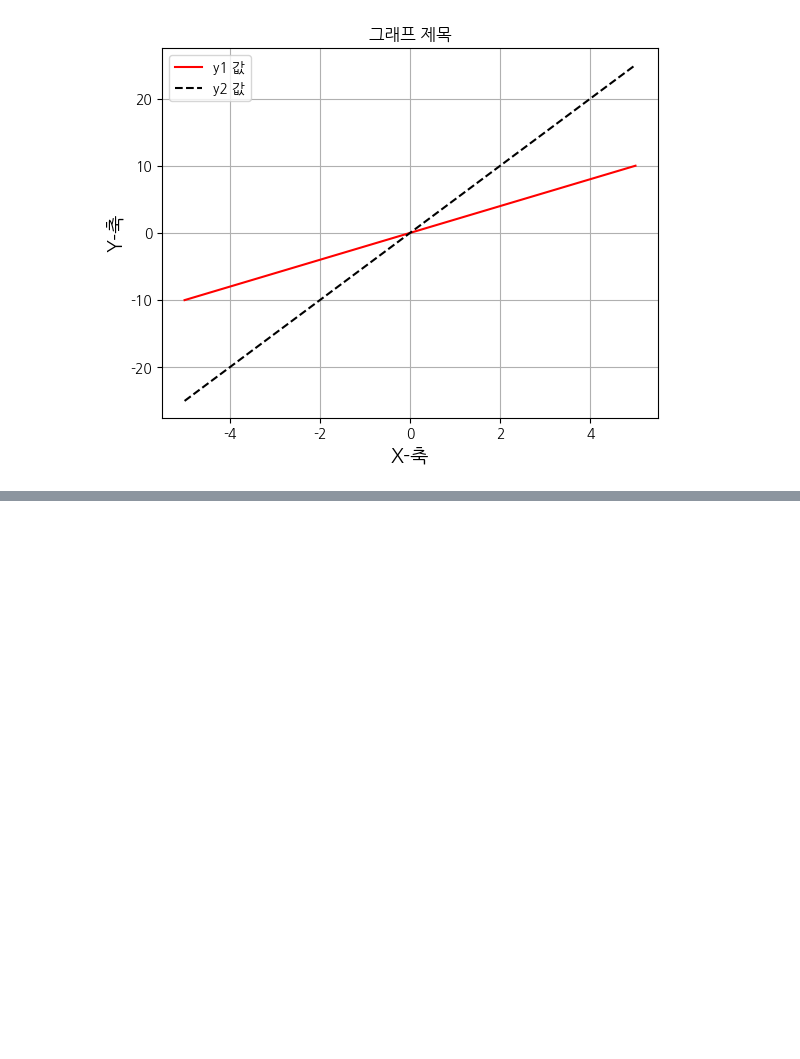
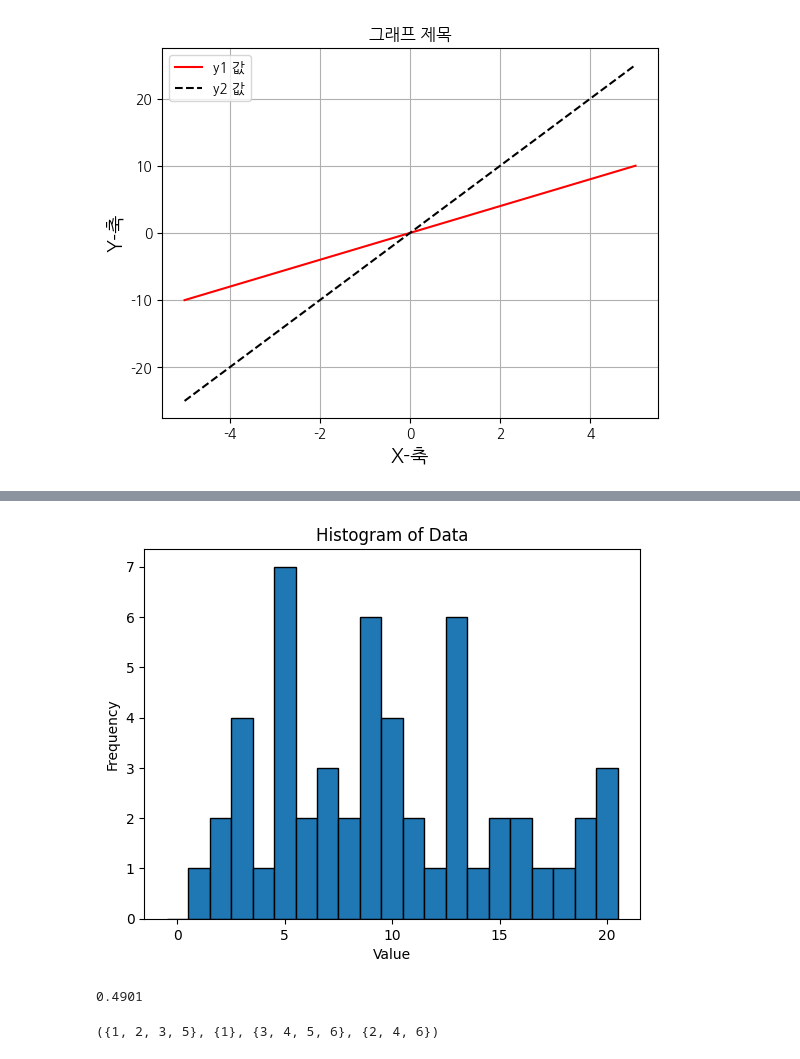
Before and after one commit to oerm5/-, a Jupyter notebook: Untitled0.ipynb, the cells around one changed output, grey strips where cells are left out. Cells and saved outputs as stored; diff of their text form; code cells hidden in the pictures; blank space fills up the shorter version.

```diff
--- a/Untitled0.ipynb
+++ b/Untitled0.ipynb
@@ -148,0 +231,65 @@ fonts-nanum is already the newest version (20200506-1).
+# %%
+import matplotlib.pyplot as plt
+
+# 예제 데이터 집합
+data = [1, 2, 2, 3, 3, 3, 3, 4, 5, 5, 5, 5, 5, 5, 5, 6, 6, 7, 7, 7, 8, 8, 9, 9, 9, 9, 9, 9, 10, 10, 10, 10, 11, 11, 12, 13, 13, 13, 13, 13, 13, 14, 15, 15, 16, 16, 17, 18, 19, 19, 20, 20, 20]
+
+# 히스토그램의 구간(bin) 정의
+bins = np.arange(0, max(data) + 1.5) - 0.5
+
+# 히스토그램 생성
+plt.hist(data, bins=bins, edgecolor='black')
+
+# 제목과 축 레이블 추가
+plt.title('Histogram of Data')
+plt.xlabel('Value')
+plt.ylabel('Frequency')
+# 히스토그램 표시
+plt.show()
+# %% [output]
+[figure, added]
+# %%
+# 필요한 라이브러리 임포트
+import random
+
+# 시뮬레이션을 위한 변수 초기화
+trials = 10000
+even_rolls_count = 0
+
+# 10,000번의 주사위 던지기 시뮬레이션
+for _ in range(trials):
+    roll = random.randint(1, 6)  # 1부터 6까지 무작위 수 (주사위 눈금)
+    if roll % 2 == 0:  # 짝수 눈금 확인
+        even_rolls_count += 1  # 짝수 눈금이 나오면 카운트 증가
+
+# 짝수 눈금이 나올 확률 계산
+probability_even = even_rolls_count / trials
+print(probability_even)
+# %% [output]
+0.4901
+# %%
+# 사건의 연산 구현 예시: 주사위 던지기
+
+# 사건 A: 주사위의 눈금이 2 이하인 사건
+# 사건 B: 주사위의 눈금이 홀수인 사건
+
+# 표본공간 S와 사건 A, B 정의
+S = {1, 2, 3, 4, 5, 6}
+A = {1, 2}
+B = {1, 3, 5}
+
+# 합집합: A ∪ B
+union_AB = A.union(B)
+
+# 교집합: A ∩ B
+intersection_AB = A.intersection(B)
+
+# 여집합: A' (A의 여집합)
+complement_A = S.difference(A)
+
+# 여집합: B' (B의 여집합)
+complement_B = S.difference(B)
+
+union_AB, intersection_AB, complement_A, complement_B
+# %% [output]
+({1, 2, 3, 5}, {1}, {3, 4, 5, 6}, {2, 4, 6})
```
Also changed, not shown: parts of 7 cells of this notebook.
